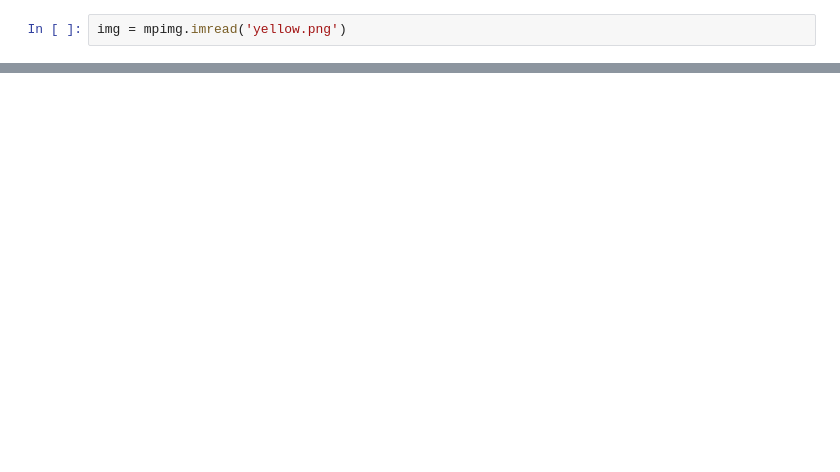
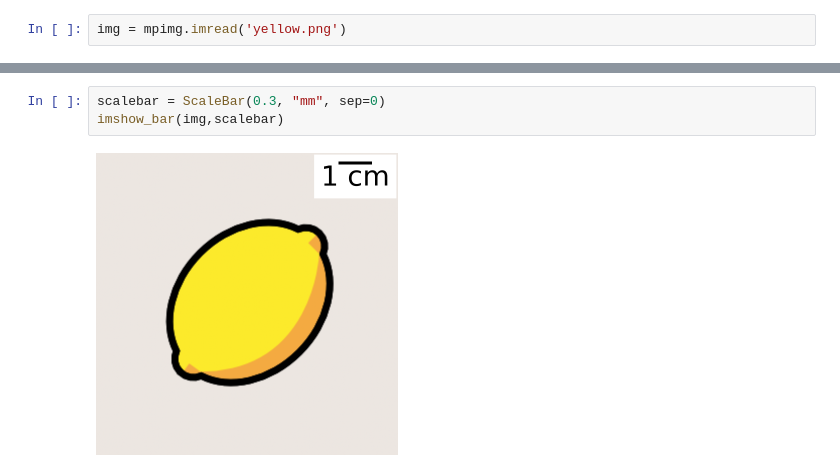
Before and after one commit to kolibril13/plywood-gallery-matplotlib-scalebar, a Jupyter notebook: h.ipynb, the cells around one changed output, grey strips where cells are left out. Saved outputs shown, nothing was run; the diff lists cells and outputs as text; blank space fills up the shorter version.

```diff
--- a/h.ipynb
+++ b/h.ipynb
@@ -44,0 +28,5 @@ from plywood_gallery import generate_html
+# %%
+scalebar = ScaleBar(0.3, "mm", sep=0)
+imshow_bar(img,scalebar)
+# %% [output]
+[figure, added]
```
Also changed, not shown: parts of 14 cells of this notebook, 22 other files.
